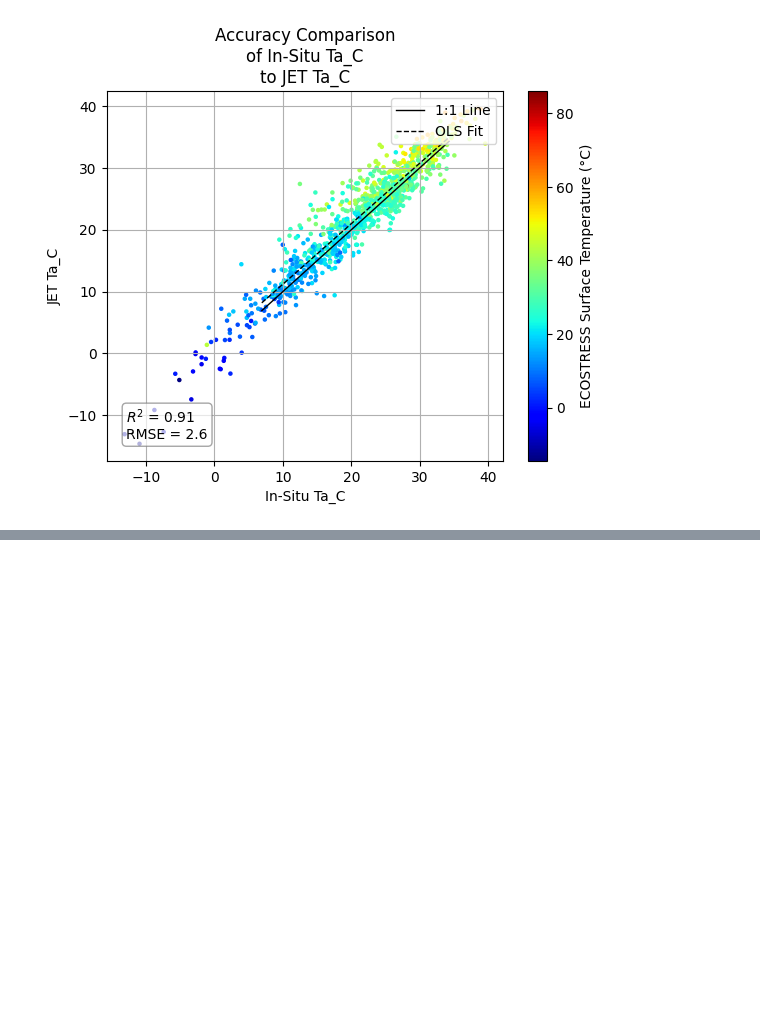
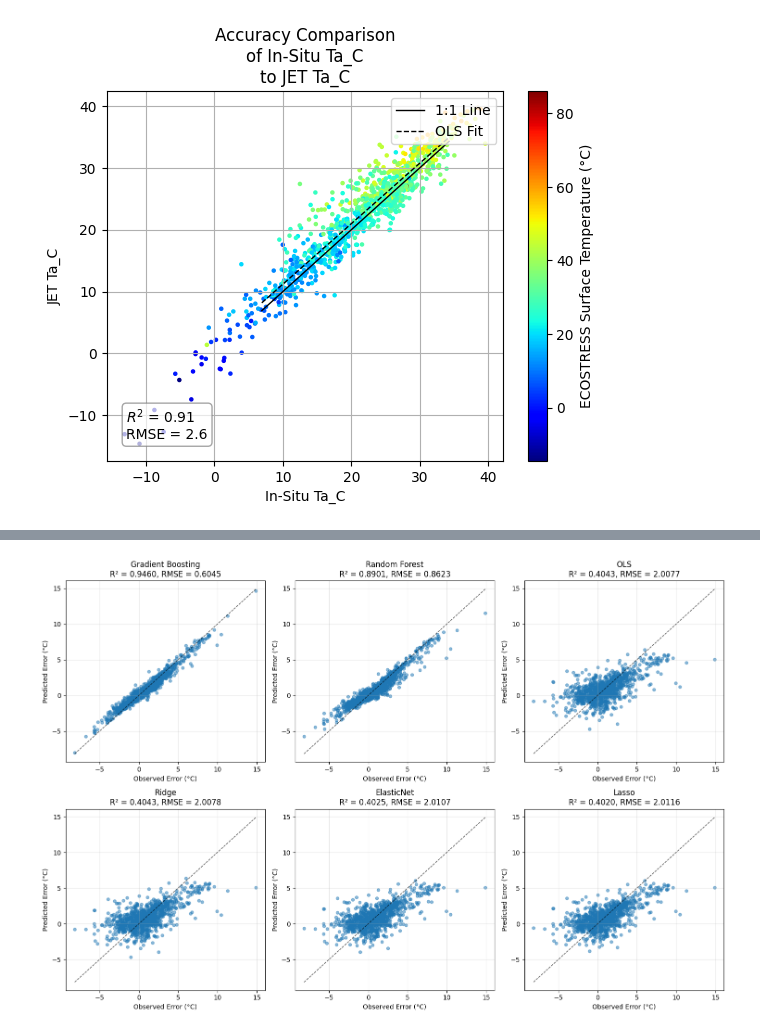
Before and after one commit to gregory-halverson/ECOv003-L3T-L4T-JET, a Jupyter notebook: notebooks/Air Temperature UQ.ipynb, the cells around one changed output, grey strips where cells are left out. Cells and saved outputs as stored; diff of their text form; code cells hidden in the pictures; blank space fills up the shorter version.

```diff
--- a/notebooks/Air Temperature UQ.ipynb
+++ b/notebooks/Air Temperature UQ.ipynb
@@ -200,0 +296,87 @@ print(top_negative_correlations)
+# %%
+from sklearn.linear_model import Ridge, Lasso, ElasticNet
+from sklearn.ensemble import RandomForestRegressor, GradientBoostingRegressor
+from sklearn.preprocessing import StandardScaler
+from sklearn.model_selection import cross_val_score
+
+# Store all models and their results
+models = {
+    'OLS': ols_model,
+    'Ridge': Ridge(alpha=1.0),
+    'Lasso': Lasso(alpha=0.01),
+    'ElasticNet': ElasticNet(alpha=0.01, l1_ratio=0.5),
+    'Random Forest': RandomForestRegressor(n_estimators=100, random_state=42, max_depth=10),
+    'Gradient Boosting': GradientBoostingRegressor(n_estimators=100, random_state=42, max_depth=5)
+}
+
+# Scale features for regularized models (important for Ridge, Lasso, ElasticNet)
+scaler = StandardScaler()
+X_scaled = scaler.fit_transform(X)
+
+# Train models and evaluate
+results = {}
+for name, model in models.items():
+    if name == 'OLS':
+        # Already trained
+        y_pred = model.predict(X)
+    elif name in ['Ridge', 'Lasso', 'ElasticNet']:
+        # Use scaled features for linear models
+        model.fit(X_scaled, y)
+        y_pred = model.predict(X_scaled)
+    else:
+        # Tree-based models don't need scaling
+        model.fit(X, y)
+        y_pred = model.predict(X)
+
+    r2 = r2_score(y, y_pred)
+    rmse = np.sqrt(mean_squared_error(y, y_pred))
+
+    results[name] = {
+        'model': model,
+        'y_pred': y_pred,
+        'r2': r2,
+        'rmse': rmse
+    }
+
+    print(f"{name:20s} | R² = {r2:.4f} | RMSE = {rmse:.4f}")
+
+print("\n" + "=" * 60)
+print("MODEL PERFORMANCE SUMMARY")
+print("=" * 60)
+
+# Sort by R² score
+sorted_results = sorted(results.items(), key=lambda x: x[1]['r2'], reverse=True)
+for i, (name, metrics) in enumerate(sorted_results, 1):
+    r2 = metrics['r2']
+    rmse = metrics['rmse']
+    improvement = ((r2 - results['OLS']['r2']) / abs(results['OLS']['r2'])) * 100 if results['OLS']['r2'] != 0 else 0
+    print(f"{i}. {name:20s} | R² = {r2:.4f} | RMSE = {rmse:.4f} | Improvement: {improvement:+.1f}%")
+
+# Create comparison plot
+fig, axes = plt.subplots(2, 3, figsize=(15, 10))
+axes = axes.flatten()
+
+for idx, (name, metrics) in enumerate(sorted_results):
+    y_pred = metrics['y_pred']
+    r2 = metrics['r2']
+    rmse = metrics['rmse']
+
+    ax = axes[idx]
+    ax.scatter(y, y_pred, alpha=0.5, s=20)
+
+    # Add 1:1 reference line
+    min_lim = min(y.min(), y_pred.min())
+    max_lim = max(y.max(), y_pred.max())
+    ax.plot([min_lim, max_lim], [min_lim, max_lim], 'k--', linewidth=1, alpha=0.7)
+
+    ax.set_xlabel('Observed Error (°C)')
+    ax.set_ylabel('Predicted Error (°C)')
+    ax.set_title(f'{name}\nR² = {r2:.4f}, RMSE = {rmse:.4f}')
+    ax.grid(True, alpha=0.3)
+
+plt.tight_layout()
+plt.show()
+
+print("\nBest performing model:", sorted_results[0][0],
+      f"(R² = {sorted_results[0][1]['r2']:.4f})")
+# %% [output]
@@ -200,0 +399 @@ print(top_negative_correlations)
+[figure, added]
```
Also changed, not shown: parts of 9 cells of this notebook, 7 other files.
